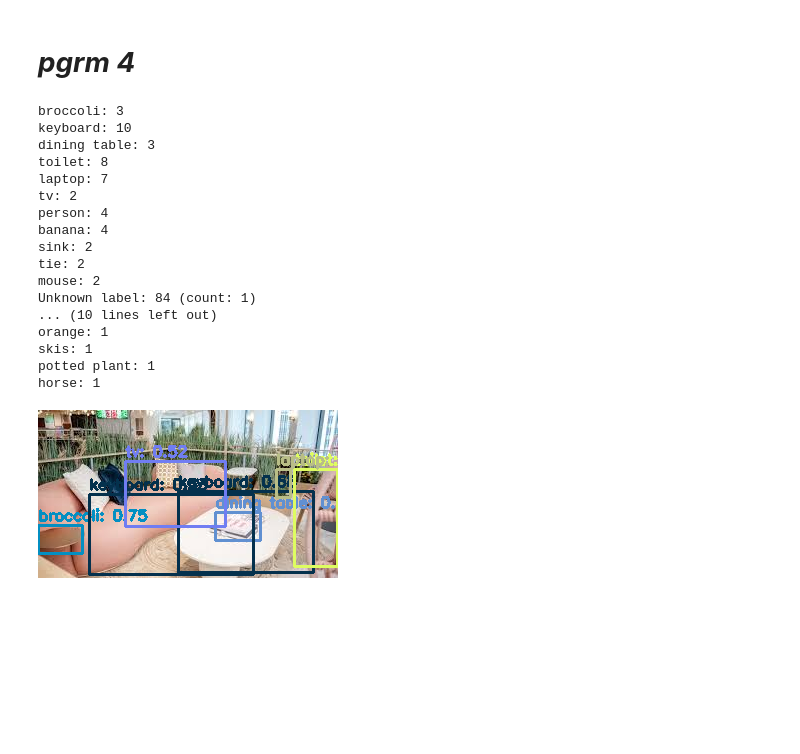
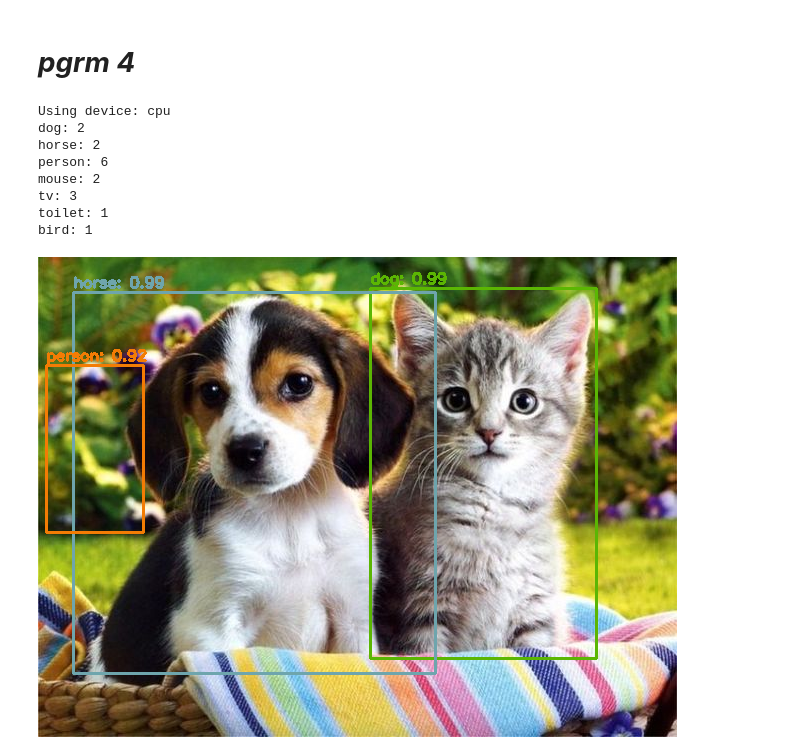
Before and after one commit to Archita0304/DeepLearning, a Jupyter notebook: Modifications.ipynb, the cells around one changed output. Cells and saved outputs as stored; diff of their text form; code cells hidden in the pictures; blank space fills up the shorter version.

```diff
--- a/Modifications.ipynb
+++ b/Modifications.ipynb
@@ -220,14 +220,17 @@ import torchvision
 import cv2
 import numpy as np
 from torchvision.transforms import functional as F
-#from google.colab.patches import cv2_imshow
- # Commented out as it's likely not needed outside of Google Colab
+from collections import Counter
 import random
-from collections import Counter
-import matplotlib.pyplot as plt
+from google.colab.patches import cv2_imshow
 
-# Load the pre-trained model
+# Set the device to GPU if available, otherwise use CPU
+device = torch.device("cuda" if torch.cuda.is_available() else "cpu")
+print(f"Using device: {device}")
+
+# Load the pre-trained model and move it to the selected device
 model = torchvision.models.detection.fasterrcnn_resnet50_fpn(pretrained=True)
+model.to(device)
 model.eval()
 
 # COCO category names
@@ -247,7 +250,6 @@ coco_cat_names = ['__background__', 'person', 'bicycle', 'car', 'motorcycle', 'a
 # Generate random colors for each label
 colors = {name: tuple(random.choices(range(256), k=3)) for name in coco_cat_names}
 
-
 # Function to detect objects and draw boxes
 def detect_obj_with_colors(path, threshold=0.5):
     img = cv2.imread(path)
@@ -256,9 +258,10 @@ def detect_obj_with_colors(path, threshold=0.5):
         return None
 
     original_img = img.copy()
-    img_tensor = F.to_tensor(img)
+    img_tensor = F.to_tensor(img).unsqueeze(0).to(device)
+
     with torch.no_grad():
-        pred = model([img_tensor])
+        pred = model(img_tensor)
 
     boxes = pred[0]['boxes'].cpu().numpy()
     labels = pred[0]['labels'].cpu().numpy()
@@ -266,63 +269,44 @@ def detect_obj_with_colors(path, threshold=0.5):
 
     for i, box in enumerate(boxes):
         if scores[i] >= threshold:
             label = coco_cat_names[labels[i]]
             color = colors[label]
             start = (int(box[0]), int(box[1]))
             end = (int(box[2]), int(box[3]))
-            # Draw the rectangle and label
             cv2.rectangle(original_img, start, end, color, 2)
             cv2.putText(original_img, f"{label}: {scores[i]:.2f}", (start[0], start[1] - 5),
                         cv2.FONT_HERSHEY_SIMPLEX, 0.5, color, 2)
 
     return original_img, labels
 
-
-# Function to count detected objects
 def count_objects(labels):
     counts = Counter(labels)
     for obj, count in counts.items():
         if 0 <= obj < len(coco_cat_names):
             print(f"{coco_cat_names[obj]}: {count}")
         else:
-            print(f"Unknown label: {obj} (count: {count})")  # Print a message for unknown labels
+            print(f"Unknown label: {obj} (count: {count})")
     return counts
 
-
-
-# Main block
 if __name__ == '__main__':
-    path = '/content/img3.jpg'  # Path to the image
-    detected_image, detected_labels = detect_obj_with_colors(path)  # Updated to unpack labels
-
+    path = '/content/cats-and-dogs.jpg'
+    detected_image, detected_labels = detect_obj_with_colors(path)
 
     if detected_image is not None:
-        # Count objects
         counts = count_objects(detected_labels)
-
-        # Display the image
         cv2_imshow(detected_image)
         cv2.waitKey(0)
         cv2.destroyAllWindows()
 # %% [output]
-broccoli: 3
-keyboard: 10
-dining table: 3
-toilet: 8
-laptop: 7
-tv: 2
-person: 4
-banana: 4
-sink: 2
-tie: 2
+Using device: cpu
+dog: 2
+horse: 2
+person: 6
 mouse: 2
-Unknown label: 84 (count: 1)
-... (10 lines left out)
-orange: 1
-skis: 1
-potted plant: 1
-horse: 1
+tv: 3
+toilet: 1
+bird: 1
-[figure, old version]
+[figure, new version]
 # %%
 import torch
 import torchvision
```
Also changed, not shown: parts of 3 cells of this notebook.
